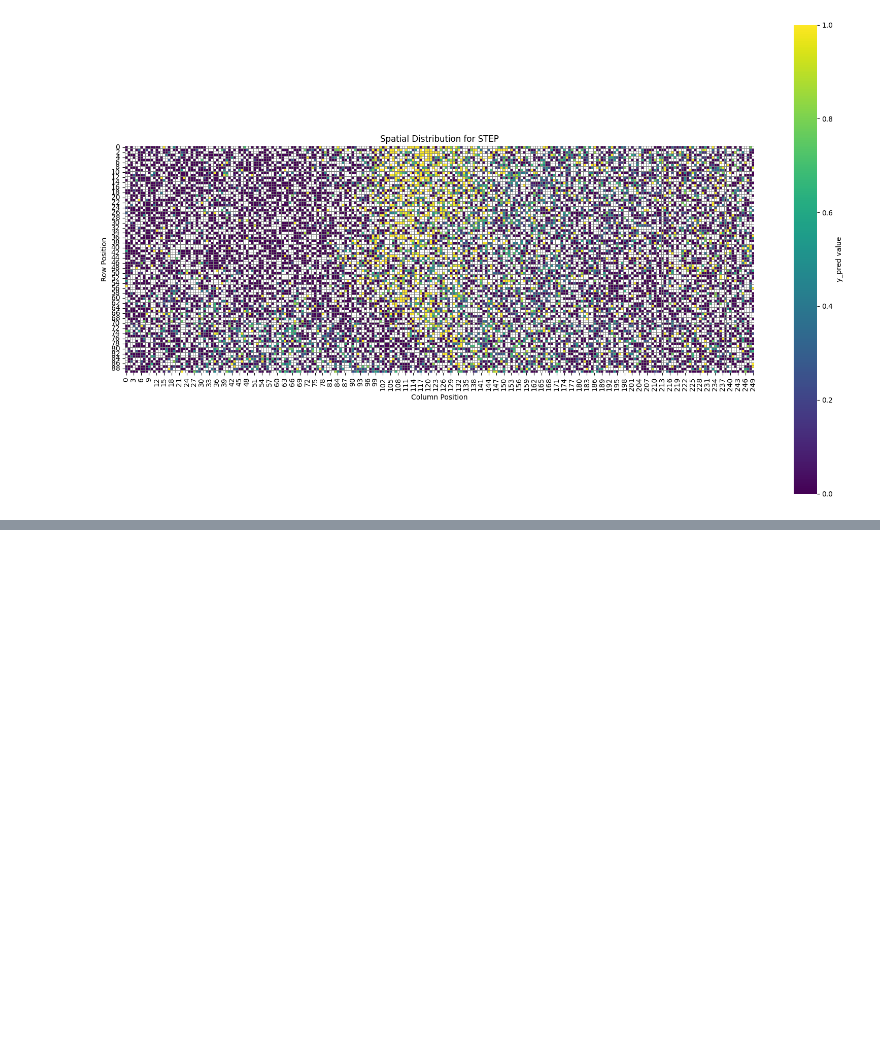
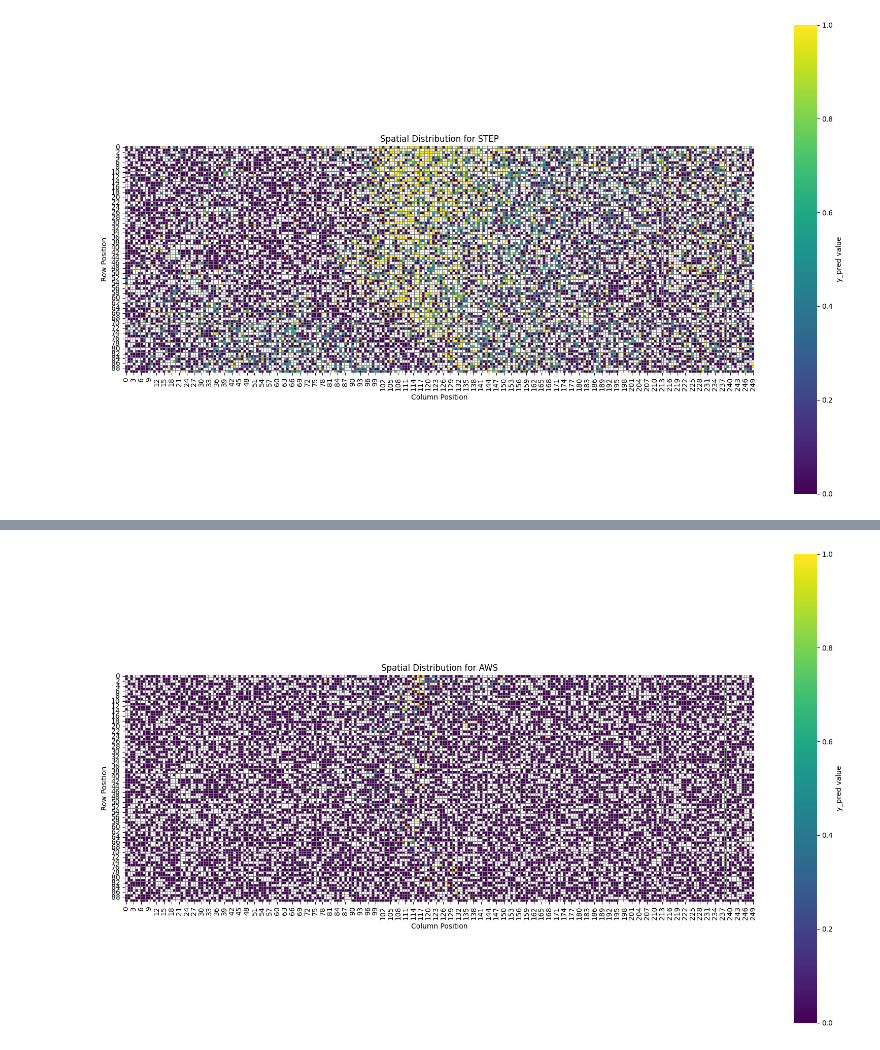
Before and after one commit to Le-Bao-181003/CVDHD, a Jupyter notebook: Visualize3methods.ipynb, the cells around one changed output, grey strips where cells are left out. Drawn from its saved outputs; the diff is of its cells as text; code cells hidden in the pictures; blank space fills up the shorter version.

Commit message:
visualize for AWS

```diff
--- a/Visualize3methods.ipynb
+++ b/Visualize3methods.ipynb
@@ -184,0 +187,7 @@ plt.show()
+# %%
+df_for_visualize_AWS = pd.DataFrame({
+    'y_pred_AWS' : data_test['AWS'],
+    'col': data_test['Column Position'],
+    'row': data_test['Row Position']
+})
+df_for_visualize_AWS
@@ -184,0 +208,3 @@ plt.show()
+# %%
+df_for_visualize_AWS['y_pred_AWS'] = df_for_visualize_AWS['y_pred_AWS'].clip(lower=0, upper=1)
+df_for_visualize_AWS
@@ -184,0 +225,29 @@ plt.show()
+# %%
+# Get the maximum row and column positions to define the matrix size
+max_row = df_for_visualize_AWS['row'].max()
+max_col = df_for_visualize_AWS['col'].max()
+
+# Create an empty matrix filled with NaNs (will represent missing values)
+matrix = np.full((max_row + 1, max_col + 1), np.nan)
+
+# Fill the matrix with the y_pred values at the corresponding positions
+for _, row in df_for_visualize_AWS.iterrows():
+    matrix[row['row'].astype(int), row['col'].astype(int)] = row['y_pred_AWS']
+
+# Create the heatmap
+plt.figure(figsize=(20, 12))
+cmap = sns.color_palette("viridis", as_cmap=True)
+
+# Use seaborn to create a heatmap
+sns.heatmap(matrix, cmap=cmap, cbar=True, linewidths=.5, linecolor='gray', square=True,
+            mask=np.isnan(matrix), cbar_kws={'label': 'y_pred value'})
+
+# Set titles and labels
+plt.title('Spatial Distribution for AWS')
+plt.xlabel('Column Position')
+plt.ylabel('Row Position')
+
+# Show the plot
+plt.show()
+# %% [output]
+[figure, added]
```
Also changed, not shown: parts of 3 cells of this notebook.
